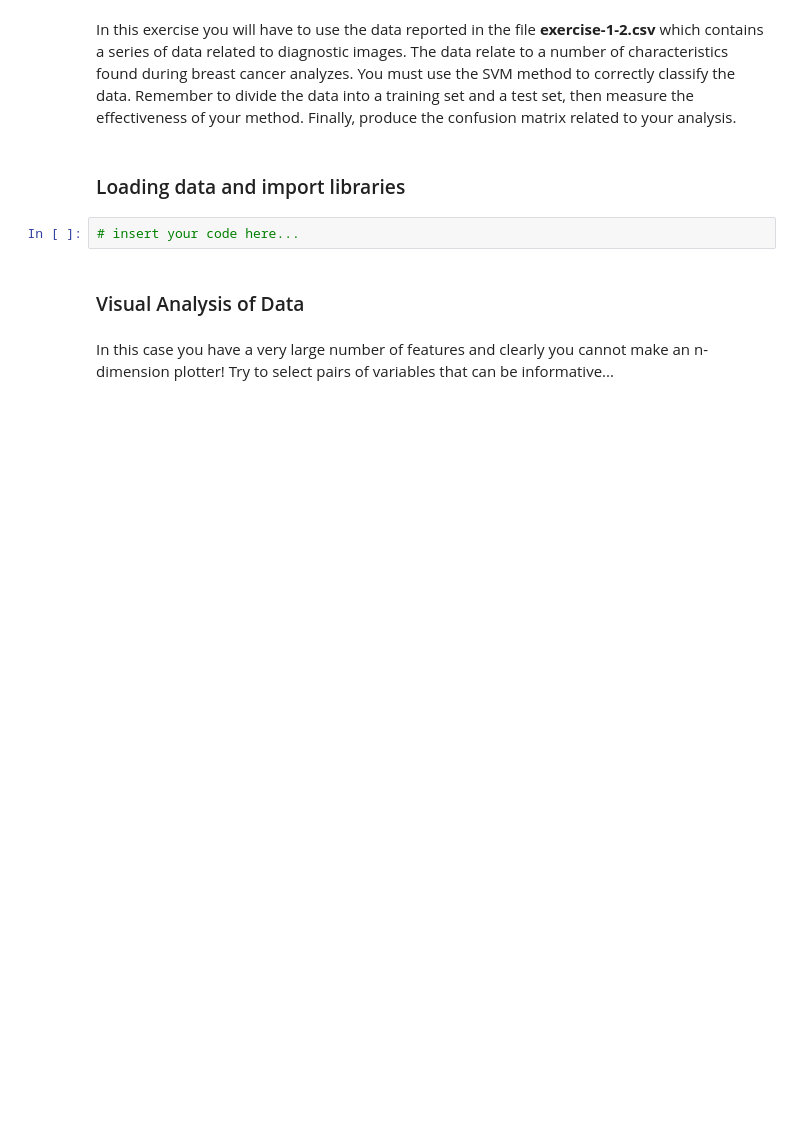
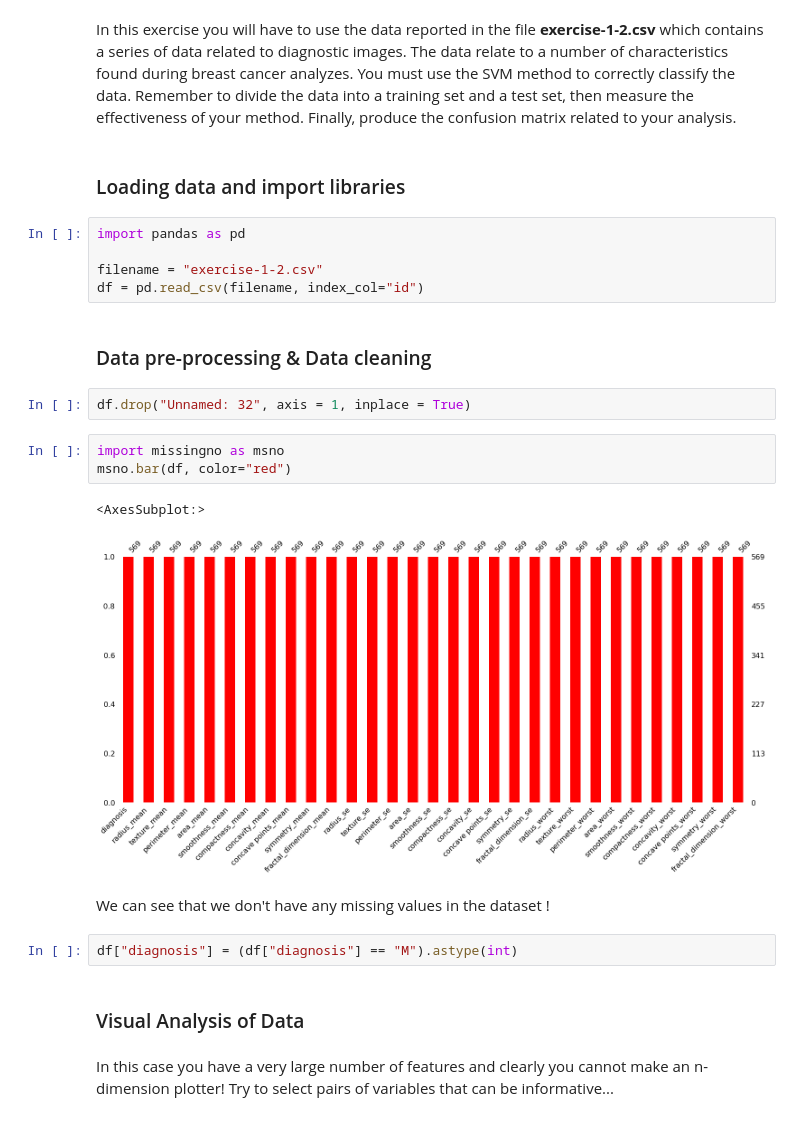
Before and after one commit to lcsrodriguez/intro-ml-assignment, a Jupyter notebook: assignment.ipynb, the cells around one changed output. Saved outputs shown, nothing was run; the diff lists cells and outputs as text; blank space fills up the shorter version.

Commit message:
Adding data pre-processing

```diff
--- a/assignment.ipynb
+++ b/assignment.ipynb
@@ -424,8 +424,25 @@ X.drop(to_drop, axis=1, inplace=True)
 In this exercise you will have to use the data reported in the file **exercise-1-2.csv** which contains a series of data related to diagnostic images. The data relate to a number of characteristics found during breast cancer analyzes. You must use the SVM method to correctly classify the data. Remember to divide the data into a training set and a test set, then measure the effectiveness of your method. Finally, produce the confusion matrix related to your analysis.
 # %% [markdown]
 ### Loading data and import libraries
-# %%
-# insert your code here...
+# %%
+import pandas as pd
+
+filename = "exercise-1-2.csv"
+df = pd.read_csv(filename, index_col="id")
+# %% [markdown]
+### Data pre-processing & Data cleaning
+# %%
+df.drop("Unnamed: 32", axis = 1, inplace = True)
+# %%
+import missingno as msno
+msno.bar(df, color="red")
+# %% [output]
+<AxesSubplot:>
+[figure, added]
+# %% [markdown]
+We can see that we don't have any missing values in the dataset !
+# %%
+df["diagnosis"] = (df["diagnosis"] == "M").astype(int)
 # %% [markdown]
 ### Visual Analysis of Data
 # %% [markdown]
```
